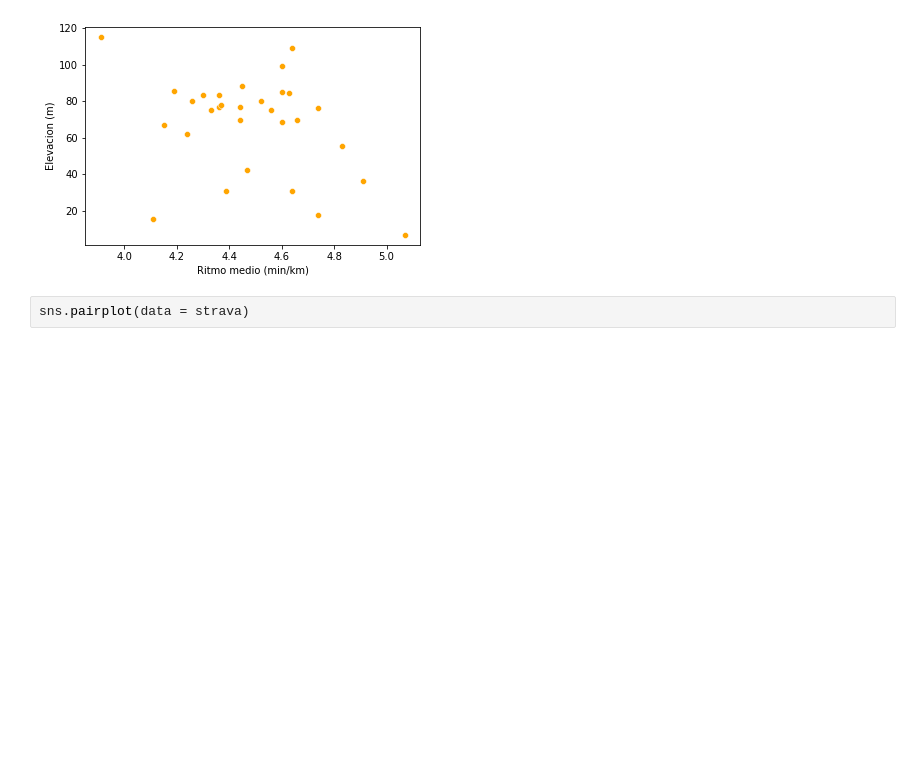
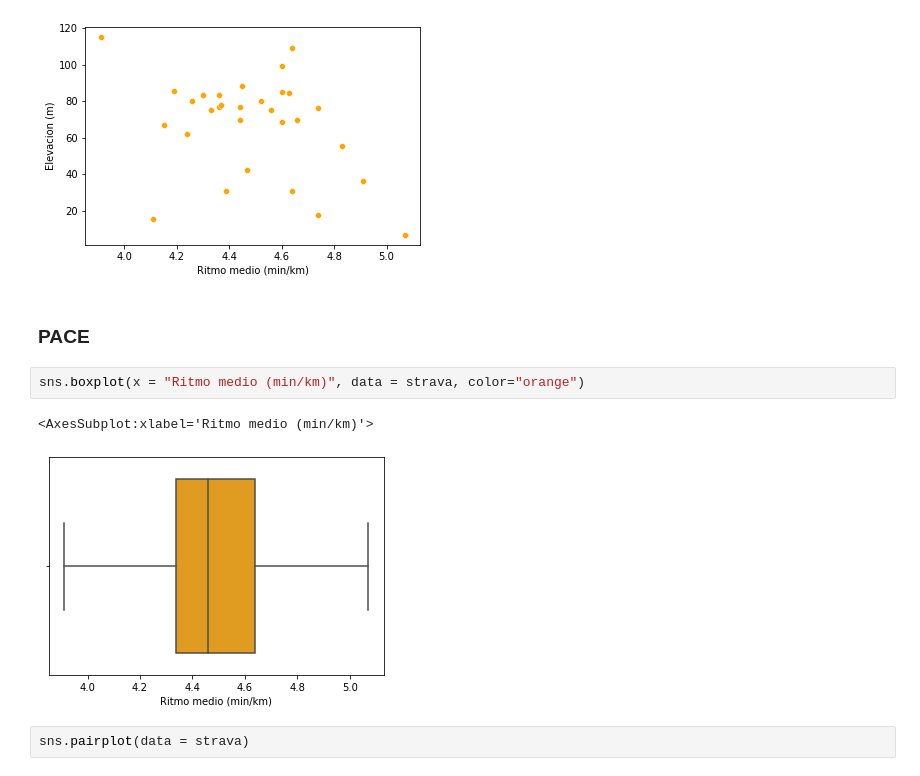
Before and after one commit to marcunu/API-Scrap, a Jupyter notebook: Visualization.ipynb, the cells around one changed output. Drawn from its saved outputs; the diff is of its cells as text; blank space fills up the shorter version.

```diff
--- a/Visualization.ipynb
+++ b/Visualization.ipynb
@@ -74,6 +102,13 @@ sns.scatterplot(x = strava['Ritmo medio (min/km)'], y = strava['Elevacion (m)'],
 # %% [output]
 <AxesSubplot:xlabel='Ritmo medio (min/km)', ylabel='Elevacion (m)'>
 [figure]
+# %% [markdown]
+### PACE
+# %%
+sns.boxplot(x = "Ritmo medio (min/km)", data = strava, color="orange")
+# %% [output]
+<AxesSubplot:xlabel='Ritmo medio (min/km)'>
+[figure, added]
 # %%
 sns.pairplot(data = strava)
 # %% [output]
```
Also changed, not shown: parts of 39 cells of this notebook, 1 other file.
